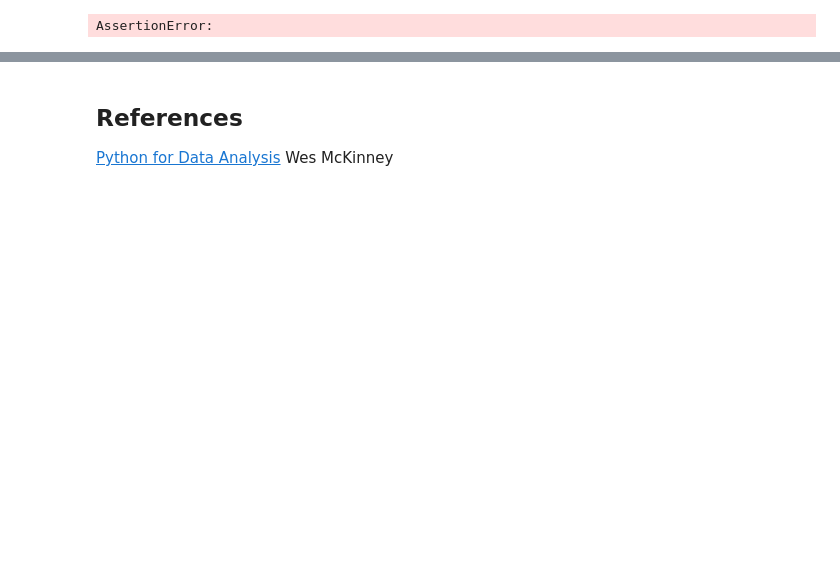
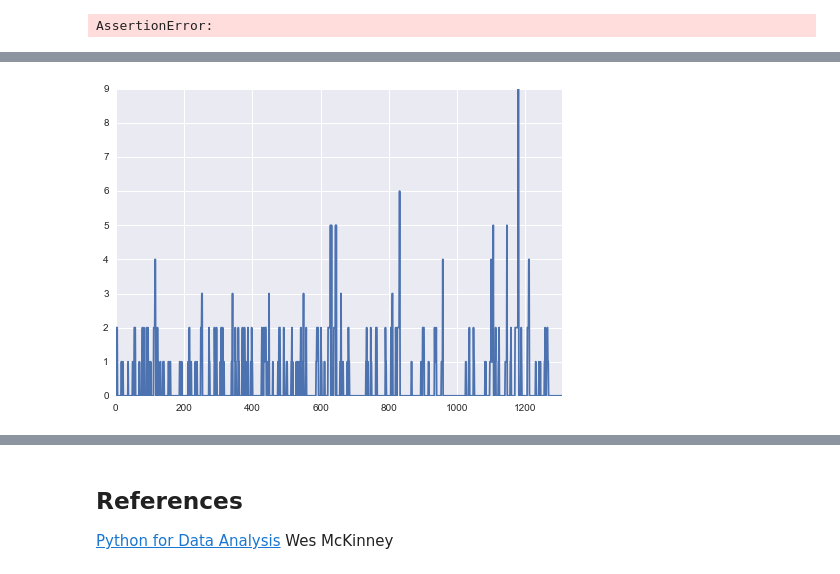
Before and after one commit to sorooshafiee/ADA-SAF, a Jupyter notebook: 01 - Pandas and Data Wrangling/Data Wrangling with Pandas.ipynb, the cells around one changed output, grey strips where cells are left out. Drawn from its saved outputs; the diff is of its cells as text; code cells hidden in the pictures; blank space fills up the shorter version.

```diff
--- a/01 - Pandas and Data Wrangling/Data Wrangling with Pandas.ipynb
+++ b/01 - Pandas and Data Wrangling/Data Wrangling with Pandas.ipynb
@@ -751,0 +1763,7 @@ titanic.head(10)
+# %%
+# parch:
+titanic.parch.plot()
+assert not titanic.parch.isnull().any()
+# parch is fine
+# %% [output]
+[figure, added]
```
Also changed, not shown: parts of 128 cells of this notebook, 2 other files.
